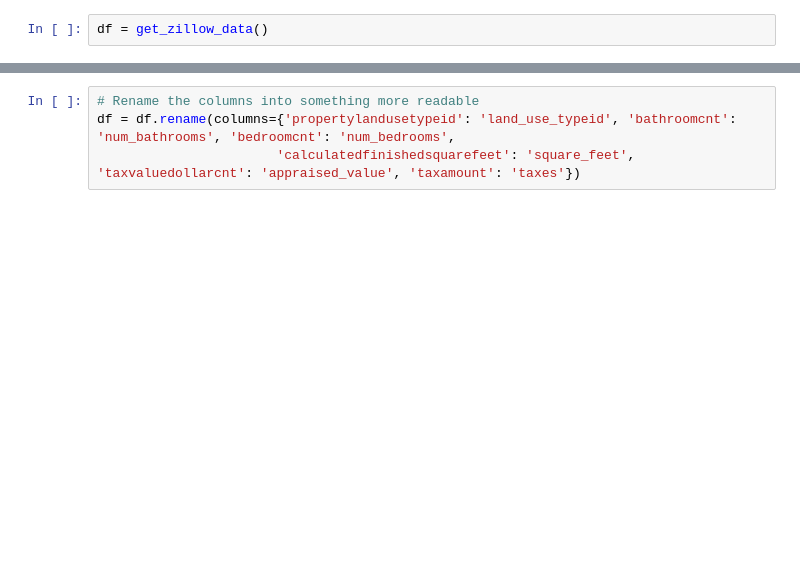
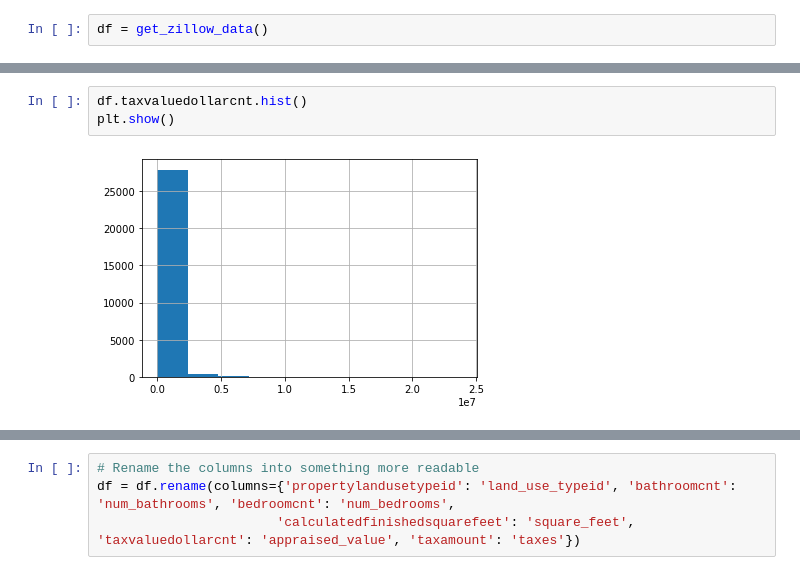
Before and after one commit to carlgriffin57/zillow_regression_project, a Jupyter notebook: zillow.ipynb, the cells around one changed output, grey strips where cells are left out. Cells and saved outputs as stored; diff of their text form; blank space fills up the shorter version.

```diff
--- a/zillow.ipynb
+++ b/zillow.ipynb
@@ -29,3 +50,8 @@ df
+# %%
+df.taxvaluedollarcnt.hist()
+plt.show()
+# %% [output]
+[figure, added]
 # %%
 df.isnull().sum()
 # %% [output]
```
Also changed, not shown: parts of 84 cells of this notebook, 2 other files.
